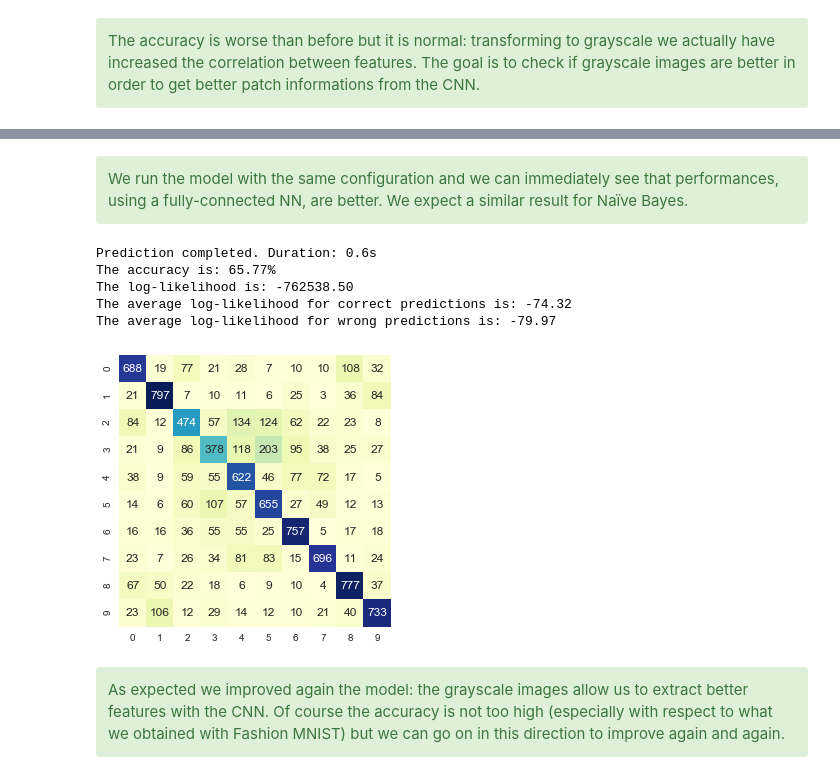
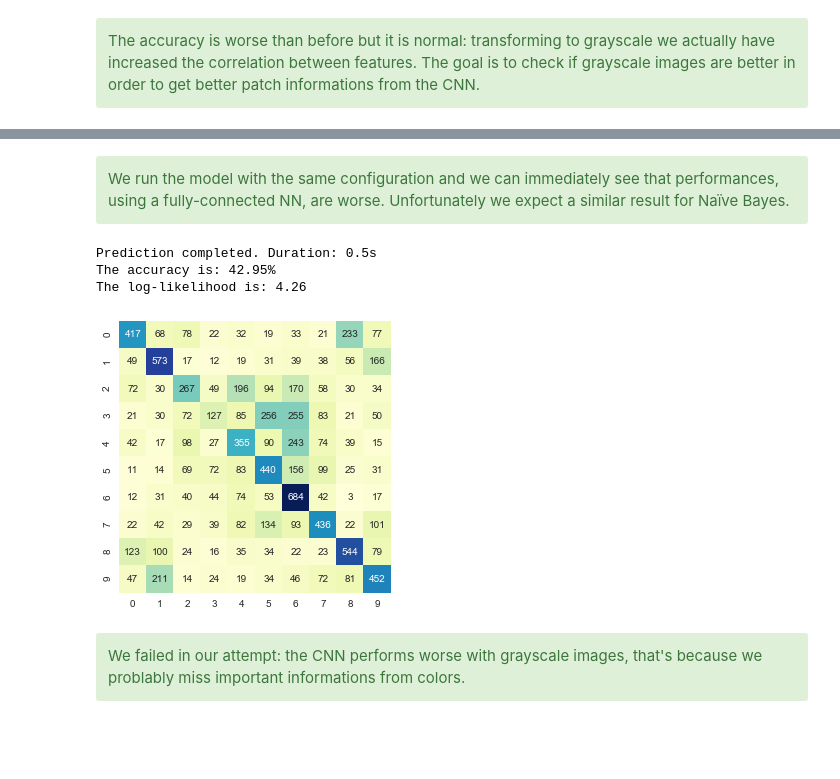
Before and after one commit to lomluca/asi_ae, a Jupyter notebook: assignment.ipynb, the cells around one changed output, grey strips where cells are left out. Drawn from its saved outputs; the diff is of its cells as text; code cells hidden in the pictures; blank space fills up the shorter version.

```diff
--- a/assignment.ipynb
+++ b/assignment.ipynb
@@ -50,0 +31,18 @@ cifar10_test["class"] = y_test
+# %%
+# loading datasets
+
+# fashion MNIST
+fashion_mnist_train = pd.read_csv("./datasets/fashion-mnist_train.csv")
+fashion_mnist_test = pd.read_csv("./datasets/fashion-mnist_test.csv")
+
+# CIFAR10
+(X_train, y_train), (X_test, y_test) = cifar10.load_data()
+cifar10_train = pd.DataFrame(X_train.reshape(len(X_train), 32*32*3))
+cifar10_train["class"] = y_train.flatten()
+cifar10_test = pd.DataFrame(X_test.reshape(len(X_test), 32*32*3))
+cifar10_test["class"] = y_test.flatten()
+
+mnist_labels = ['T-shirt/Top', 'Trouser','Pullover','Dress','Coat','Sandal', 'Shirt',
+               'Sneaker','Bag','Ankle boot']
+cifar10_labels = ['airplane','automobile','bird','cat', 'deer','dog','frog','horse','ship',
+                'truck']
@@ -184,7 +217,8 @@ class NaiveBayes:
 
     def predict(self, X, get_posteriors=False):
 
-        # for each row apply the function that compute the likelihood for each class and return the best one
+        # for each row apply the function that returns the posteriors for all classes
+
         posteriors = np.apply_along_axis(self.predict_class_by_row, 1, X)
         if get_posteriors:
             return np.argmax(posteriors, axis=1), posteriors
@@ -198,15 +232,11 @@ class NaiveBayes:
         # using the log in order to avoid instability because of too small values
         # instead of np.prod use np.sum thanks to log operation
         # summing by row (independent attributes) we obtain the log(likelihood) for the i-th class
-        # return that with higher posterior (and eventyally the likelihood too, for metrics)
+        # add priors and return posteriors
 
         P = np.sum( -np.log(self.stds) -0.5*np.log(2*np.pi)
                    -np.divide((row - self.means)**2, 2 * self.stds**2), axis=1) + np.log(self.priors)
-        '''
-        class_value = np.argmax(P)
-        if self.return_likelihoods:
-            return class_value, P[class_value] - self.priors[class_value]
-        '''
+
         return P
 # %% [markdown]
 ## 3.2 Naive Bayes on CIFAR-10
@@ -718,8 +744,8 @@ Again, we have hugely improved the performances of our algorithm. But 60% accura
 m = cifar10_train.as_matrix()
 n = cifar10_test.as_matrix()
 # %%
-cifar10gs_train = (0.2126*m[:,:1024] + 0.7152*m[:,1024:2048] + 0.0722*m[:,2048:3072])/255
-cifar10gs_test = (0.2126*n[:,:1024] + 0.7152*n[:,1024:2048] + 0.0722*n[:,2048:3072])/255
+cifar10gs_train = (0.3*m[:,:1024] + 0.59*m[:,1024:2048] + 0.11*m[:,2048:3072])/255
+cifar10gs_test = (0.3*n[:,:1024] + 0.59*n[:,1024:2048] + 0.11*n[:,2048:3072])/255
 # %%
 model = NaiveBayes()
 y_train = cifar10_train["class"].as_matrix()
@@ -802,6 +826,6 @@ Test accuracy: 0.6607
 # %% [markdown]
 <div class="alert alert-success">
-We run the model with the same configuration and we can immediately see that performances, using a fully-connected NN, are better. We expect a similar result for Naïve Bayes.
+We run the model with the same configuration and we can immediately see that performances, using a fully-connected NN, are worse. Unfortunately we expect a similar result for Naïve Bayes.
 </div>
 # %%
 intermediate_layer_model = Model(inputs=model_cnn.input,
@@ -812,22 +836,20 @@ X_test_lenet = intermediate_layer_model.predict(X_test_cnn)
 model5 = NaiveBayes()
 model5.fit(X_train_lenet, y_train)
 start = time.time()
-y_pred = model5.predict(X_test_lenet, True)
+y_pred, posteriors  = model5.predict(X_test_lenet, True)
 print("Prediction completed. Duration: %.1fs" % (time.time() - start))
-show_performance(cifar10_test["class"], y_pred[:,0], y_pred[:,1])
+show_performance(cifar10_test["class"], y_pred, posteriors)
 # %% [output]
-Prediction completed. Duration: 0.6s
-The accuracy is: 65.77%
-The log-likelihood is: -762538.50
-The average log-likelihood for correct predictions is: -74.32
-The average log-likelihood for wrong predictions is: -79.97
+Prediction completed. Duration: 0.5s
+The accuracy is: 42.95%
+The log-likelihood is: 4.26
 # %%
 plt.figure(figsize=(5,5))
-confusion_matrix_data = confusion_matrix(cifar10_test["class"], y_pred[:,0])
+confusion_matrix_data = confusion_matrix(cifar10_test["class"], y_pred)
 ax = sns.heatmap(confusion_matrix_data, annot=True, cbar=False, square=True, fmt='d', cmap="YlGnBu")
 # %% [output]
-[figure, old version]
+[figure, new version]
-# %% [markdown]
-<div class="alert alert-success">
-As expected we improved again the model: the grayscale images allow us to extract better features with the CNN. Of course the accuracy is not too high (especially with respect to what we obtained with Fashion MNIST) but we can go on in this direction to improve again and again.
-</div>
+# %% [markdown]
+<div class="alert alert-success">
+We failed in our attempt: the CNN performs worse with grayscale images, that's because we problably miss important informations from colors.
+</div>
```
Also changed, not shown: parts of 18 cells of this notebook.
